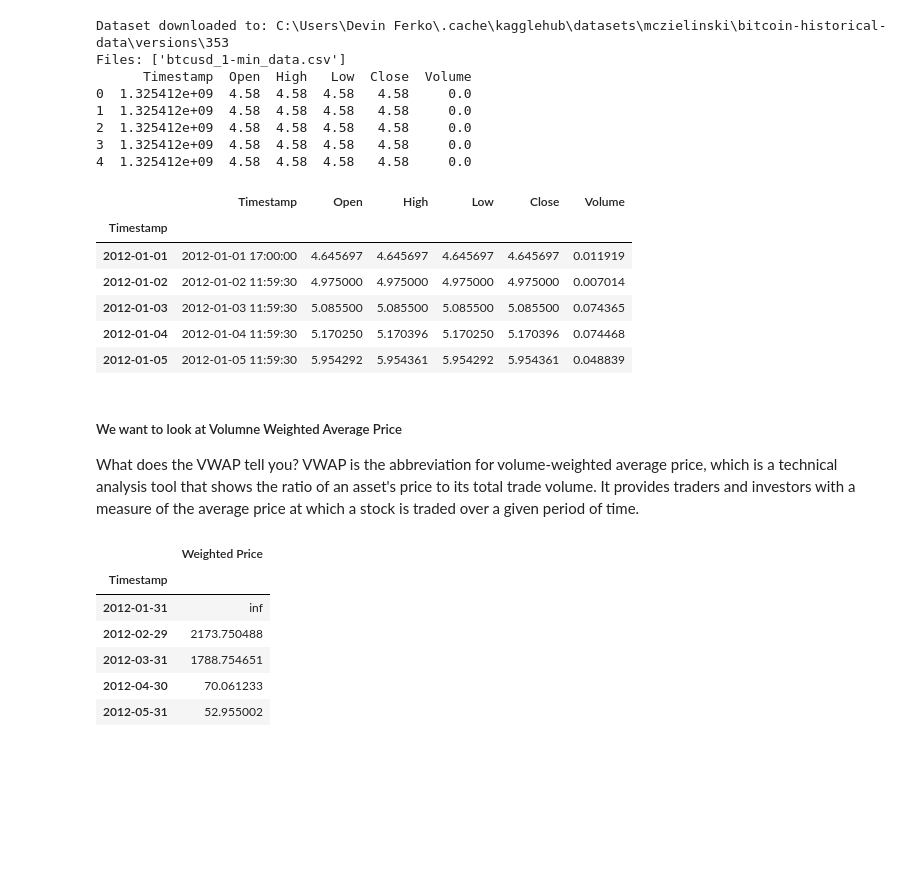
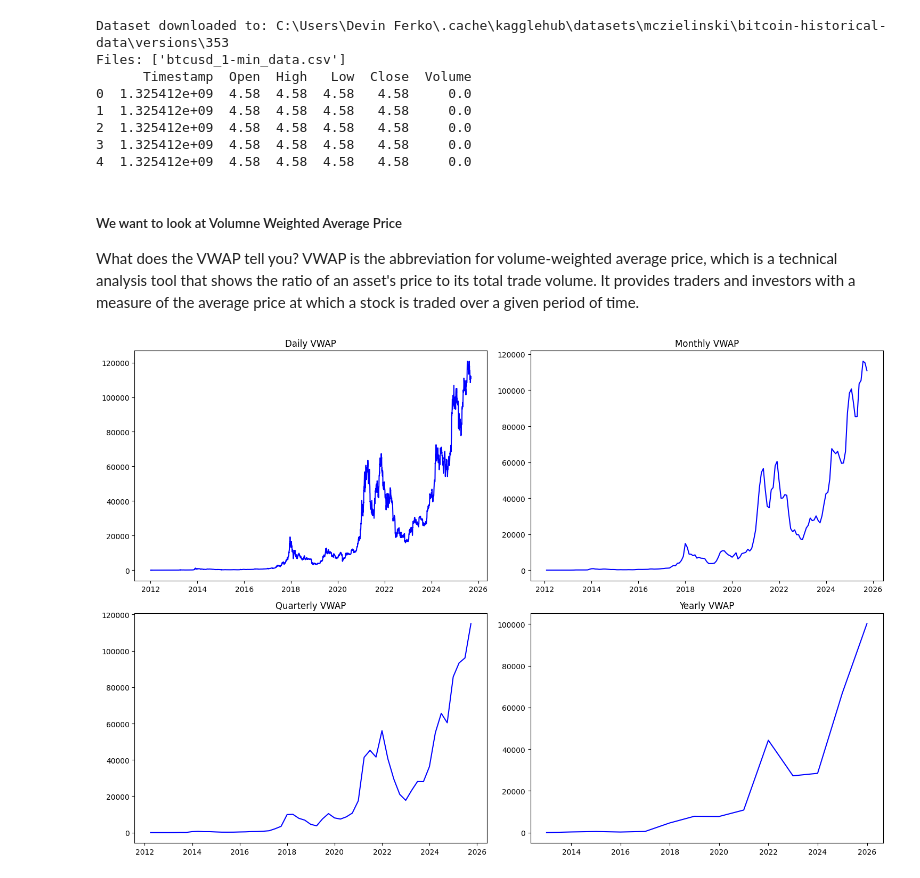
Before and after one commit to DevinFerko/Bitcoin-Price-Predication, a Jupyter notebook: BitcoinPrediction.ipynb, the cells around one changed output. Saved outputs shown, nothing was run; the diff lists cells and outputs as text; code cells hidden in the pictures; blank space fills up the shorter version.

Commit message:
Plot of VWAP's, start of hybrid model, Prophet prediction and plots

```diff
--- a/BitcoinPrediction.ipynb
+++ b/BitcoinPrediction.ipynb
@@ -52,18 +57,10 @@ data_year = data.resample('YE-DEC').mean()
 data_Q = data.resample('QE-DEC').mean()
 
 # Prints head to confirm - Uncomment if needed
-data.head()
+#data.head()
 #data_month.head()
 #data_year.head()
 #data_Q.head()
-# %% [output]
-|  | Timestamp | Open | High | Low | Close | Volume |
-| Timestamp |  |  |  |  |  |  |
-| 2012-01-01 | 2012-01-01 17:00:00 | 4.645697 | 4.645697 | 4.645697 | 4.645697 | 0.011919 |
-| 2012-01-02 | 2012-01-02 11:59:30 | 4.975000 | 4.975000 | 4.975000 | 4.975000 | 0.007014 |
-| 2012-01-03 | 2012-01-03 11:59:30 | 5.085500 | 5.085500 | 5.085500 | 5.085500 | 0.074365 |
-| 2012-01-04 | 2012-01-04 11:59:30 | 5.170250 | 5.170396 | 5.170250 | 5.170396 | 0.074468 |
-| 2012-01-05 | 2012-01-05 11:59:30 | 5.954292 | 5.954361 | 5.954292 | 5.954361 | 0.048839 |
 # %% [markdown]
 ##### We want to look at Volumne Weighted Average Price
 
@@ -75,7 +72,7 @@ VWAP is the abbreviation for volume-weighted average price, which is a technical
 data['Weighted_Price'] = (data['High'] + data['Low'] + data['Close']) / 3
 # %%
 # Calculates VWAP
-vwap = data['Weighted_Price'] / data['Volume']
+vwap = data['Weighted_Price'] * data['Volume']
 
 # Resamples to the specific frequencies - Daily, Monthly, Yearly, Quarterly - We then want to sum the VWAP and divide by the sum of the volume for each period
 vwap_d = vwap.resample('D').sum() / data['Volume'].resample('D').sum()
@@ -94,11 +91,28 @@ data_Q = vwap_q.to_frame(name='Weighted Price')
 #data_month.head()
 #data_year.head()
 #data_Q.head()
-# %% [output]
-|  | Weighted Price |
-| Timestamp |  |
-| 2012-01-31 | inf |
-| 2012-02-29 | 2173.750488 |
-| 2012-03-31 | 1788.754651 |
-| 2012-04-30 | 70.061233 |
-| 2012-05-31 | 52.955002 |
+# %%
+# Plot the above data to visualize trends
+
+fig, axs = plt.subplots(2, 2, figsize=(15, 10))
+
+# Daily
+axs[0,0].plot(data.index, data['Weighted Price'], color='blue')
+axs[0,0].set_title('Daily VWAP')
+
+# Monthly
+axs[0,1].plot(data_month.index, data_month['Weighted Price'], color='blue')
+axs[0,1].set_title('Monthly VWAP')
+
+# Yearly
+axs[1,0].plot(data_Q.index, data_Q['Weighted Price'], color='blue')
+axs[1,0].set_title('Quarterly VWAP')
+
+# Quarterly
+axs[1,1].plot(data_year.index, data_year['Weighted Price'], color='blue')
+axs[1,1].set_title('Yearly VWAP')
+
+plt.tight_layout()
+plt.show()
+# %% [output]
+[figure, added]
```
Also changed, not shown: parts of 4 cells of this notebook.
